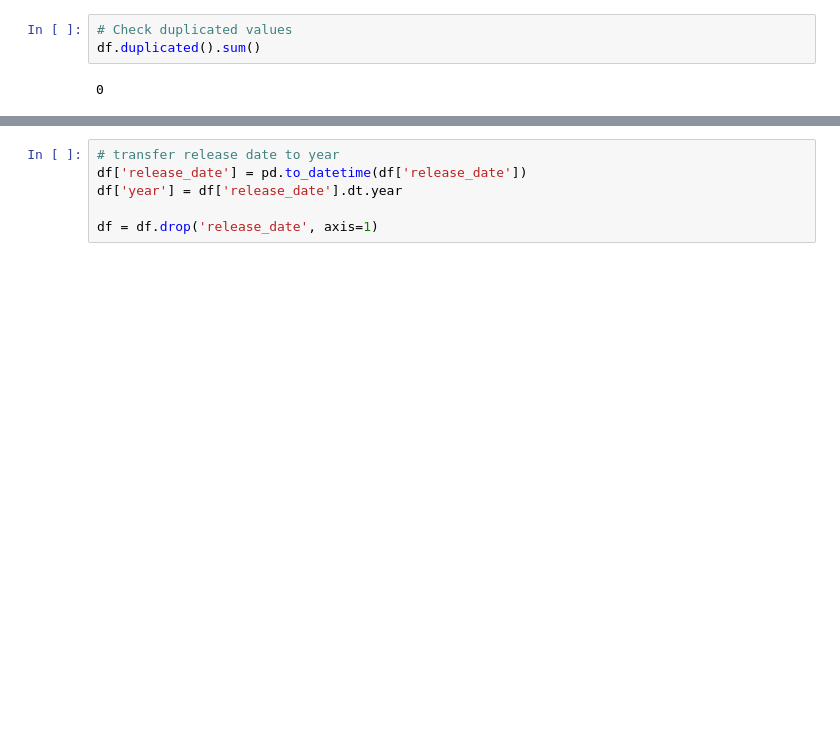
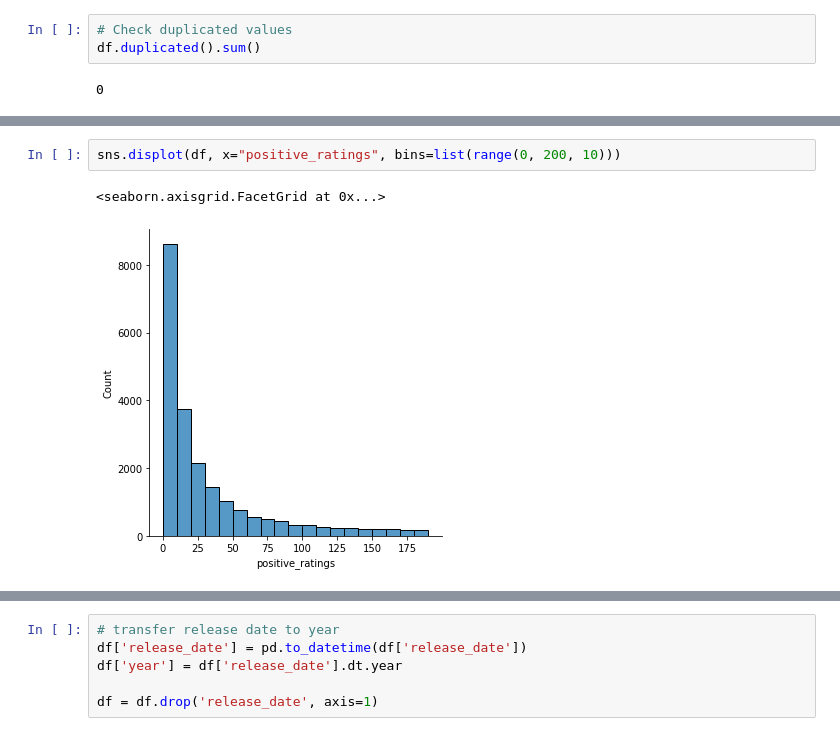
Before and after one commit to YQtheAnalyst/Game-Insights, a Jupyter notebook: EDA.ipynb, the cells around one changed output, grey strips where cells are left out. Saved outputs shown, nothing was run; the diff lists cells and outputs as text; blank space fills up the shorter version.

```diff
--- a/EDA.ipynb
+++ b/EDA.ipynb
@@ -84,0 +186,5 @@ df.duplicated().sum()
+# %%
+sns.displot(df, x="positive_ratings", bins=list(range(0, 200, 10)))
+# %% [output]
+<seaborn.axisgrid.FacetGrid at 0x...>
+[figure, added]
```
Also changed, not shown: parts of 53 cells of this notebook.
